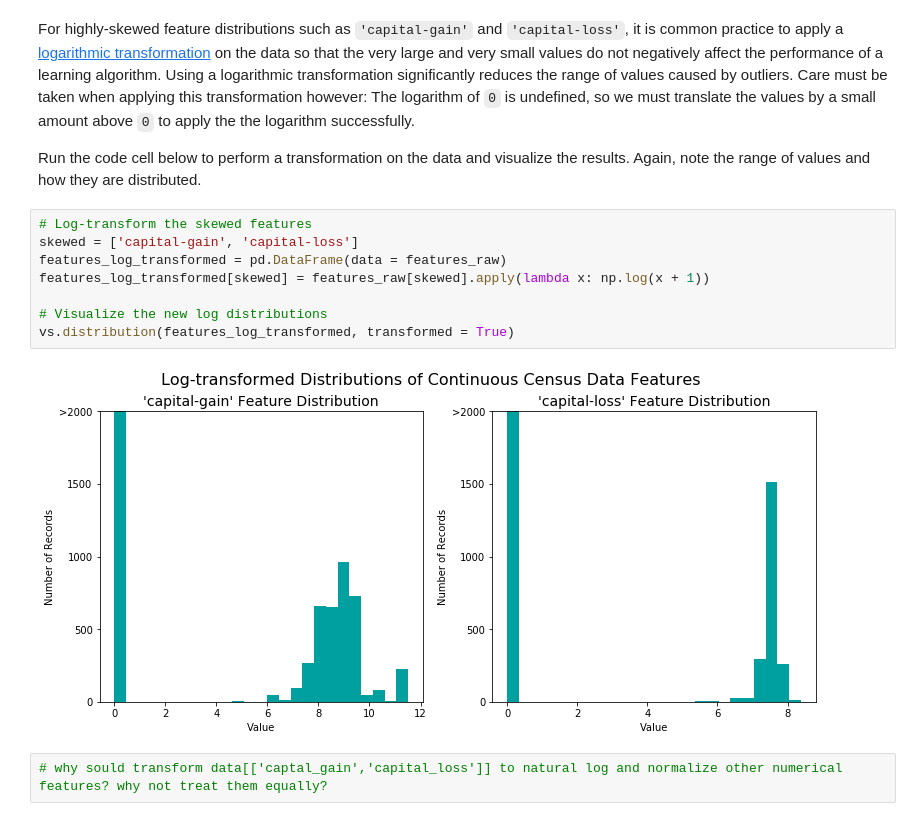
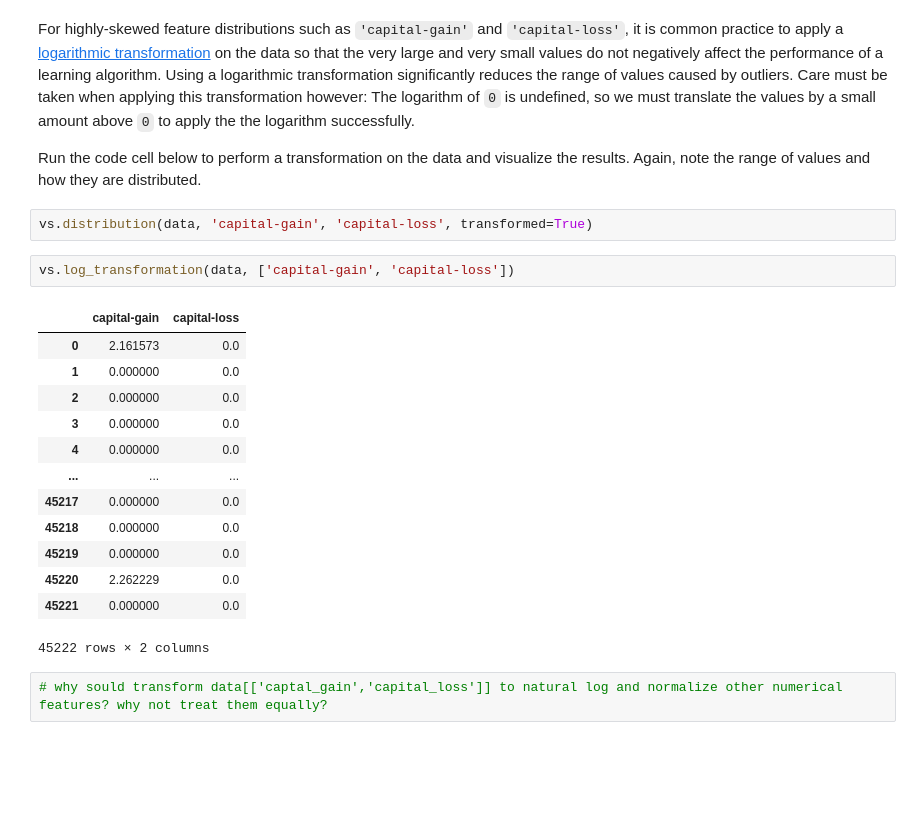
Before and after one commit to MahmoudHousam/Finding-Donors, a Jupyter notebook: finding_donors.ipynb, the cells around one changed output. Cells and saved outputs as stored; diff of their text form; blank space fills up the shorter version.

Commit message:
chart edits & log transformation formula added

```diff
--- a/finding_donors.ipynb
+++ b/finding_donors.ipynb
@@ -155,16 +138,24 @@ Matplotlib is currently using module://ipykernel.pylab.backend_inline, which is
 For highly-skewed feature distributions such as `'capital-gain'` and `'capital-loss'`, it is common practice to apply a <a href="https://en.wikipedia.org/wiki/Data_transformation_(statistics)">logarithmic transformation</a> on the data so that the very large and very small values do not negatively affect the performance of a learning algorithm. Using a logarithmic transformation significantly reduces the range of values caused by outliers. Care must be taken when applying this transformation however: The logarithm of `0` is undefined, so we must translate the values by a small amount above `0` to apply the the logarithm successfully.
 
 Run the code cell below to perform a transformation on the data and visualize the results. Again, note the range of values and how they are distributed.
-# %%
-# Log-transform the skewed features
-skewed = ['capital-gain', 'capital-loss']
-features_log_transformed = pd.DataFrame(data = features_raw)
-features_log_transformed[skewed] = features_raw[skewed].apply(lambda x: np.log(x + 1))
-
-# Visualize the new log distributions
-vs.distribution(features_log_transformed, transformed = True)
-# %% [output]
-[figure, removed]
+# %%
+vs.distribution(data, 'capital-gain', 'capital-loss', transformed=True)
+# %%
+vs.log_transformation(data, ['capital-gain', 'capital-loss'])
+# %% [output]
+|  | capital-gain | capital-loss |
+| 0 | 2.161573 | 0.0 |
+| 1 | 0.000000 | 0.0 |
+| 2 | 0.000000 | 0.0 |
+| 3 | 0.000000 | 0.0 |
+| 4 | 0.000000 | 0.0 |
+| ... | ... | ... |
+| 45217 | 0.000000 | 0.0 |
+| 45218 | 0.000000 | 0.0 |
+| 45219 | 0.000000 | 0.0 |
+| 45220 | 2.262229 | 0.0 |
+| 45221 | 0.000000 | 0.0 |
+45222 rows × 2 columns
 # %%
 # why sould transform data[['captal_gain','capital_loss']] to natural log and normalize other numerical features? why not treat them equally?
 # %% [markdown]
```
Also changed, not shown: parts of 4 cells of this notebook, 1 other file.
